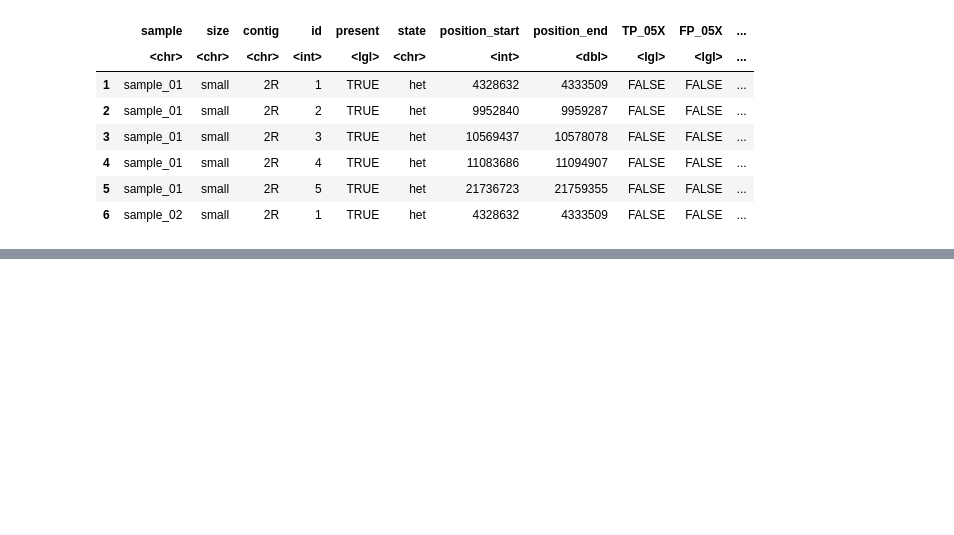
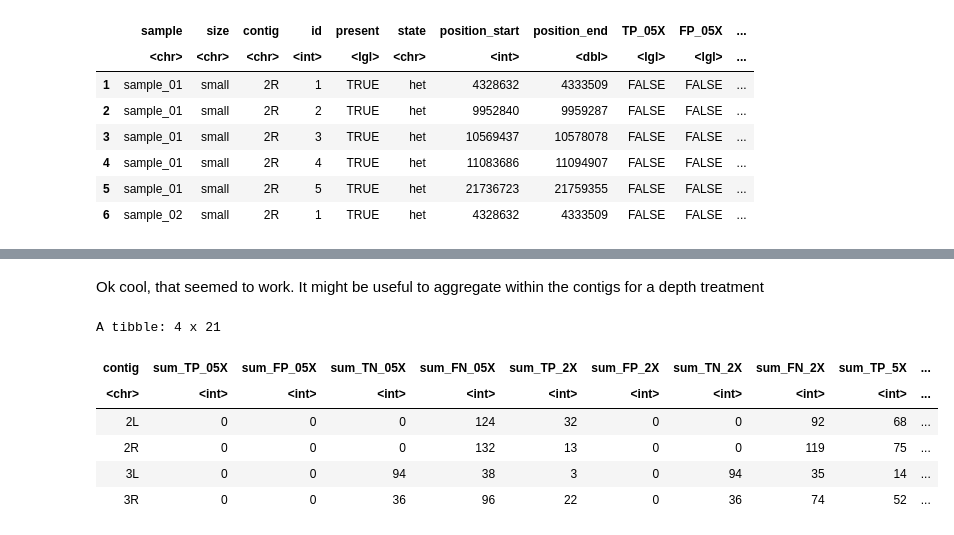
Before and after one commit to pdimens/haplotagging_simulations, a Jupyter notebook: assess_called_inversions.ipynb, the cells around one changed output, grey strips where cells are left out. Saved outputs shown, nothing was run; the diff lists cells and outputs as text; code cells hidden in the pictures; blank space fills up the shorter version.

```diff
--- a/assess_called_inversions.ipynb
+++ b/assess_called_inversions.ipynb
@@ -217,0 +287,13 @@ So now what's left is to loop through `inv_inventory` and try to match calls in
+# %% [markdown]
+Ok cool, that seemed to work. It might be useful to aggregate within the contigs for a depth treatment
+# %%
+assessment_within_contig <- group_by(inv_inventory, contig) %>% summarize(across((TP_05X:FN_20X), ~ sum(.x), .names = "sum_{col}"))
+assessment_within_contig
+# %% [output]
+A tibble: 4 x 21
+| contig | sum_TP_05X | sum_FP_05X | sum_TN_05X | sum_FN_05X | sum_TP_2X | sum_FP_2X | sum_TN_2X | sum_FN_2X | sum_TP_5X | ... |
+| <chr> | <int> | <int> | <int> | <int> | <int> | <int> | <int> | <int> | <int> | ... |
+| 2L | 0 | 0 | 0 | 124 | 32 | 0 | 0 | 92 | 68 | ... |
+| 2R | 0 | 0 | 0 | 132 | 13 | 0 | 0 | 119 | 75 | ... |
+| 3L | 0 | 0 | 94 | 38 | 3 | 0 | 94 | 35 | 14 | ... |
+| 3R | 0 | 0 | 36 | 96 | 22 | 0 | 36 | 74 | 52 | ... |
```
Also changed, not shown: parts of 16 cells of this notebook.
